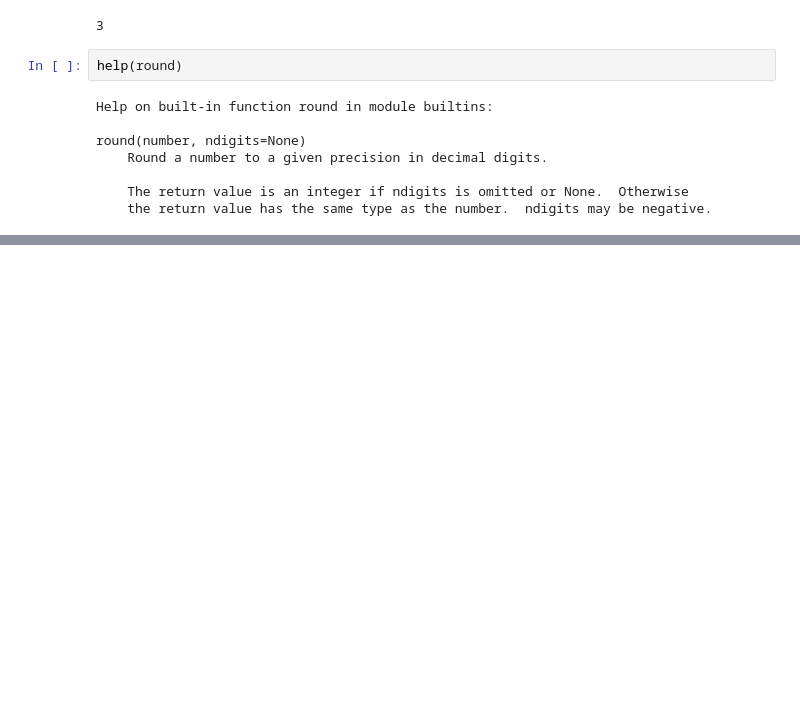
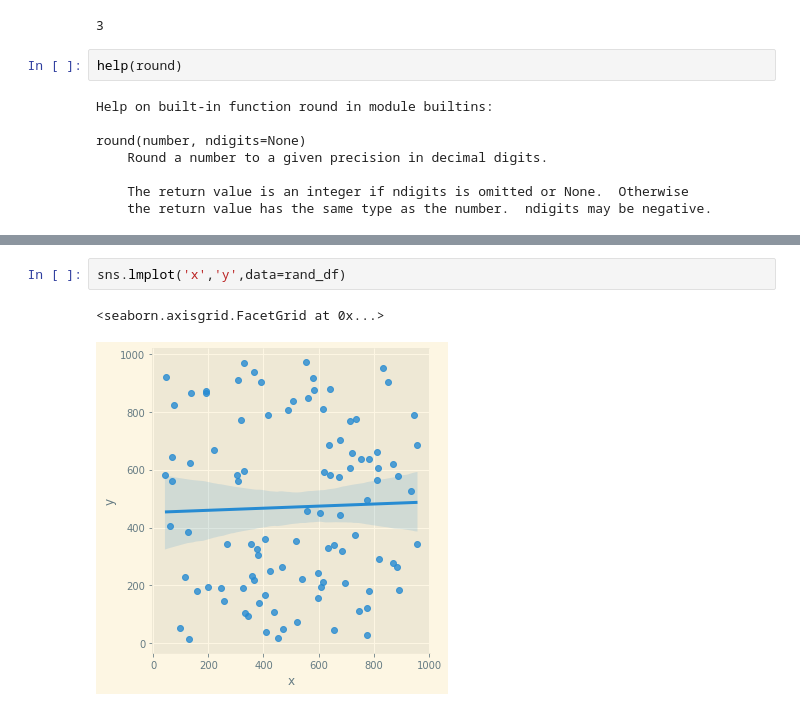
Before and after one commit to Pitcatt/pratcomp_2022, a Jupyter notebook: PracComp2022.ipynb, the cells around one changed output, grey strips where cells are left out. Cells and saved outputs as stored; diff of their text form; blank space fills up the shorter version.

```diff
--- a/PracComp2022.ipynb
+++ b/PracComp2022.ipynb
@@ -197,0 +261,5 @@ round(number, ndigits=None)
+# %%
+sns.lmplot('x','y',data=rand_df)
+# %% [output]
+<seaborn.axisgrid.FacetGrid at 0x...>
+[figure, added]
```
Also changed, not shown: parts of 17 cells of this notebook.
